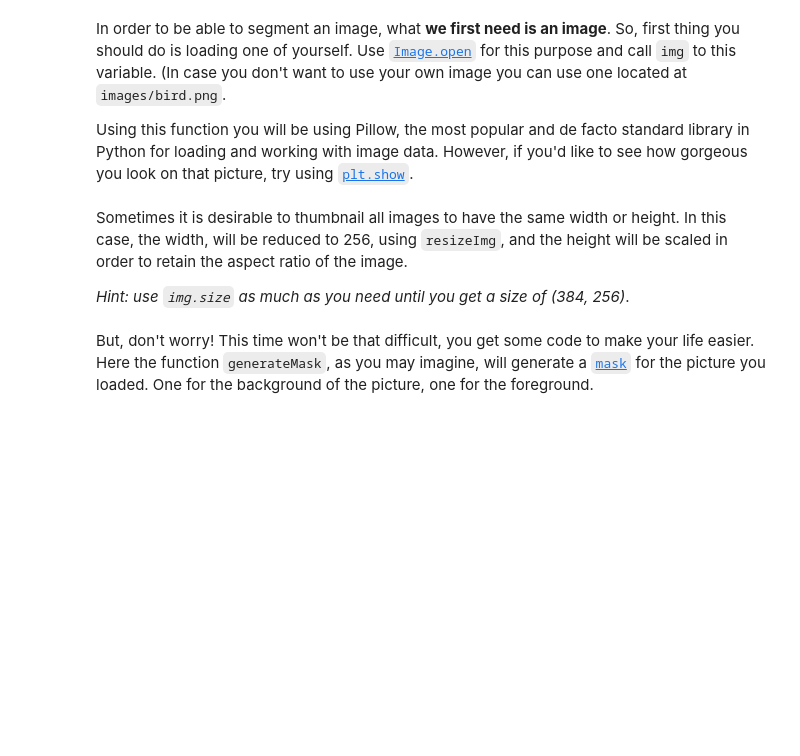
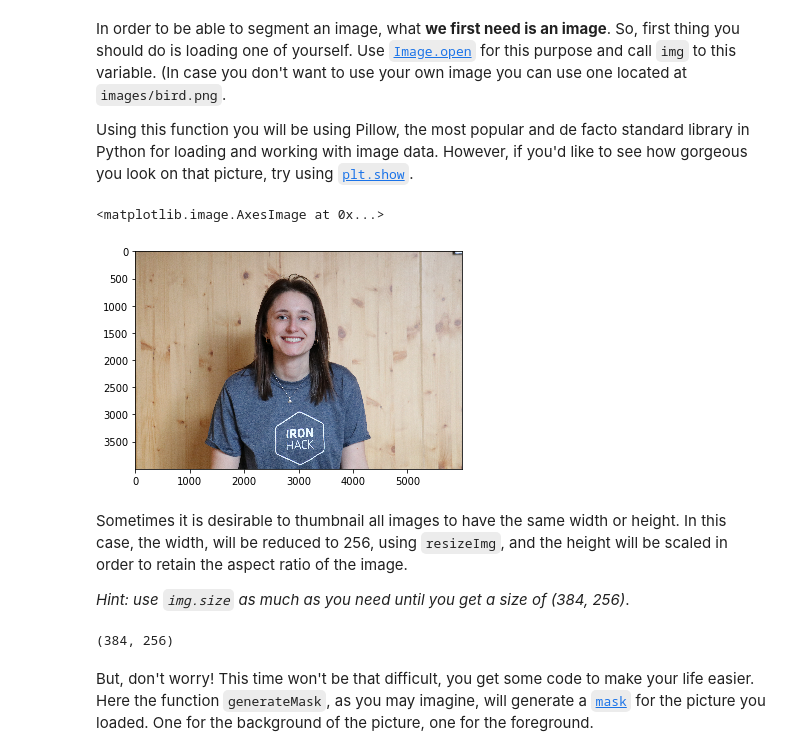
Before and after one commit to blancalluch/ImageSegmentation, a Jupyter notebook: main.ipynb, the cells around one changed output. Drawn from its saved outputs; the diff is of its cells as text; code cells hidden in the pictures; blank space fills up the shorter version.

```diff
--- a/main.ipynb
+++ b/main.ipynb
@@ -48,3 +54,9 @@ Using this function you will be using Pillow, the most popular and de facto stan
+# %%
+img = Image.open("me.JPG")
+plt.imshow(img)
+# %% [output]
+<matplotlib.image.AxesImage at 0x...>
+[figure, added]
 # %% [markdown]
 Sometimes it is desirable to thumbnail all images to have the same width or height. In this case, the width, will be reduced to 256, using `resizeImg`, and the height will be scaled in order to retain the aspect ratio of the image.
 
@@ -54,3 +64,9 @@ Sometimes it is desirable to thumbnail all images to have the same width or heig
+# %%
+size = (384, 256)
+img = img.resize(size, resample=0)
+img.size
+# %% [output]
+(384, 256)
 # %% [markdown]
 But, don't worry! This time won't be that difficult, you get some code to make your life easier.
 Here the function `generateMask`, as you may imagine, will generate a [`mask`](http://www.xinapse.com/Manual/masking.html) for the picture you loaded. One for the background of the picture, one for the foreground.
```
Also changed, not shown: parts of 32 cells of this notebook, 2 other files.
